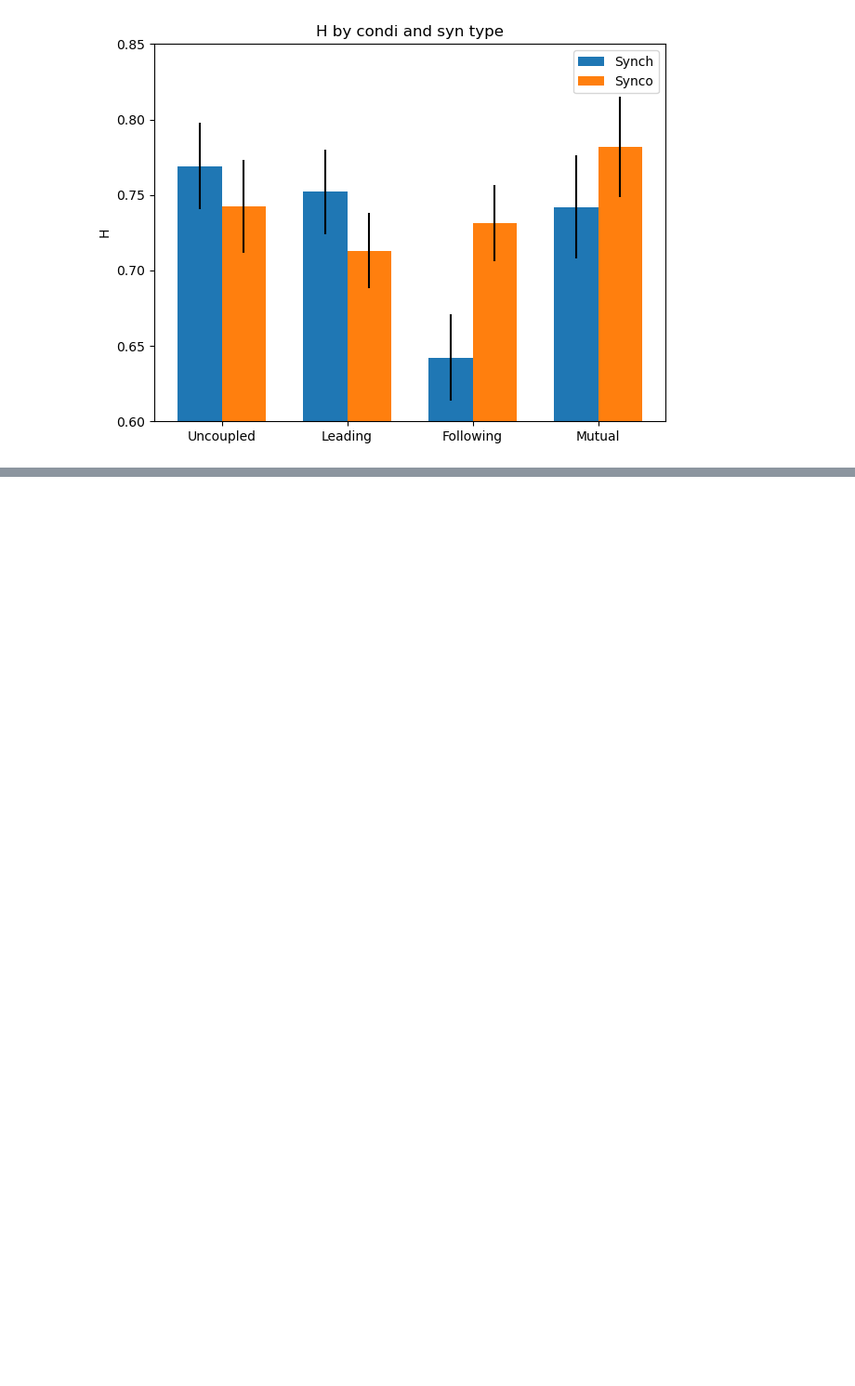
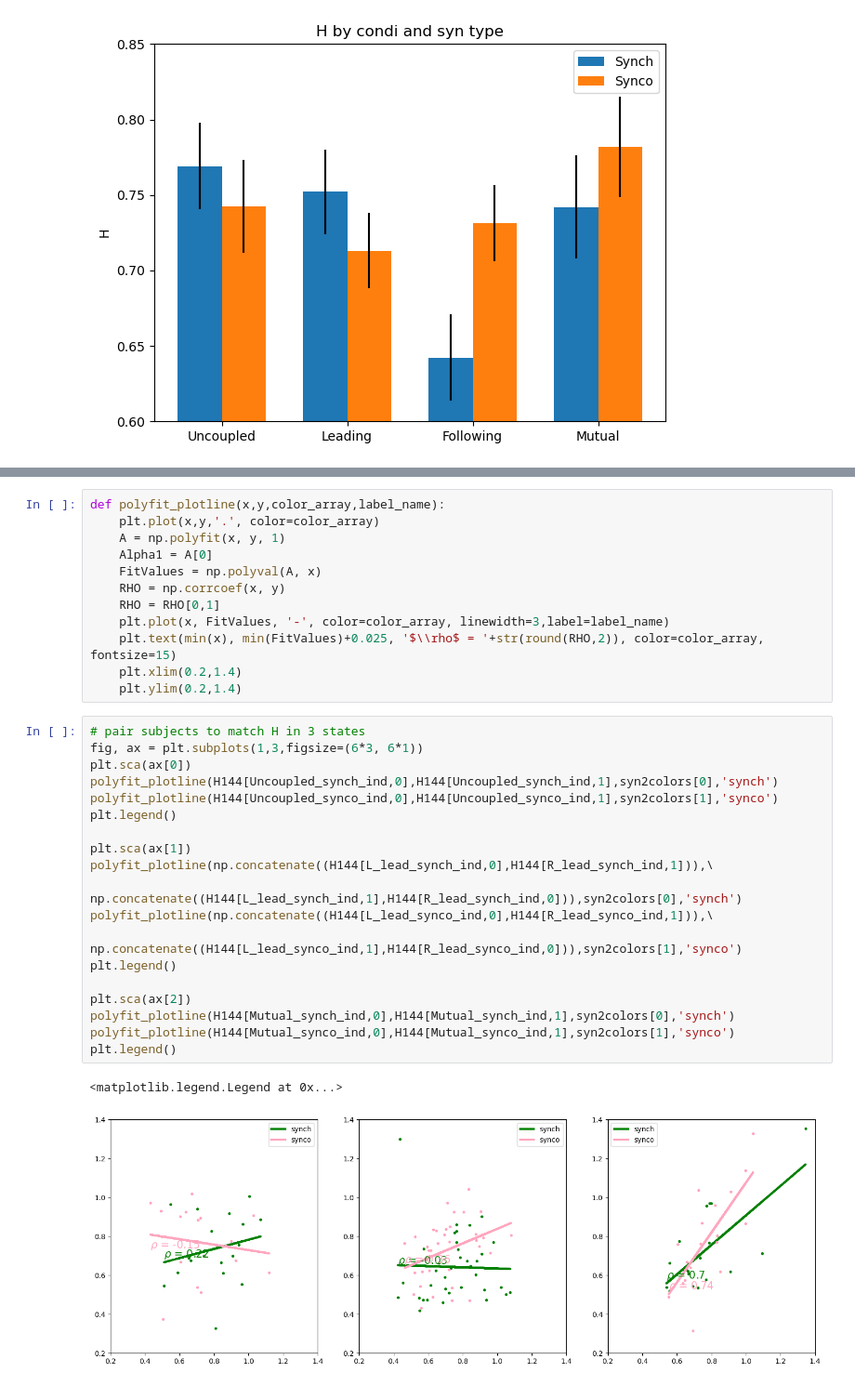
Before and after one commit to zhibinz2/1overf, a Jupyter notebook: Filter_Hilbert/test3_compare_Hurst.ipynb, the cells around one changed output, grey strips where cells are left out. Shown at 93% size. Saved outputs shown, nothing was run; the diff lists cells and outputs as text; blank space fills up the shorter version.

Commit message:
plot_H_behav

```diff
--- a/Filter_Hilbert/test3_compare_Hurst.ipynb
+++ b/Filter_Hilbert/test3_compare_Hurst.ipynb
@@ -389,0 +426,34 @@ plt.show()
+# %%
+def polyfit_plotline(x,y,color_array,label_name):
+    plt.plot(x,y,'.', color=color_array)
+    A = np.polyfit(x, y, 1)
+    Alpha1 = A[0]
+    FitValues = np.polyval(A, x)
+    RHO = np.corrcoef(x, y)
+    RHO = RHO[0,1]
+    plt.plot(x, FitValues, '-', color=color_array, linewidth=3,label=label_name)
+    plt.text(min(x), min(FitValues)+0.025, '$\\rho$ = '+str(round(RHO,2)), color=color_array, fontsize=15)
+    plt.xlim(0.2,1.4)
+    plt.ylim(0.2,1.4)
+# %%
+# pair subjects to match H in 3 states
+fig, ax = plt.subplots(1,3,figsize=(6*3, 6*1))
+plt.sca(ax[0])
+polyfit_plotline(H144[Uncoupled_synch_ind,0],H144[Uncoupled_synch_ind,1],syn2colors[0],'synch')
+polyfit_plotline(H144[Uncoupled_synco_ind,0],H144[Uncoupled_synco_ind,1],syn2colors[1],'synco')
+plt.legend()
+
+plt.sca(ax[1])
+polyfit_plotline(np.concatenate((H144[L_lead_synch_ind,0],H144[R_lead_synch_ind,1])),\
+                 np.concatenate((H144[L_lead_synch_ind,1],H144[R_lead_synch_ind,0])),syn2colors[0],'synch')
+polyfit_plotline(np.concatenate((H144[L_lead_synco_ind,0],H144[R_lead_synco_ind,1])),\
+                 np.concatenate((H144[L_lead_synco_ind,1],H144[R_lead_synco_ind,0])),syn2colors[1],'synco')
+plt.legend()
+
+plt.sca(ax[2])
+polyfit_plotline(H144[Mutual_synch_ind,0],H144[Mutual_synch_ind,1],syn2colors[0],'synch')
+polyfit_plotline(H144[Mutual_synco_ind,0],H144[Mutual_synco_ind,1],syn2colors[1],'synco')
+plt.legend()
+# %% [output]
+<matplotlib.legend.Legend at 0x...>
+[figure, added]
```
Also changed, not shown: parts of 4 cells of this notebook.
